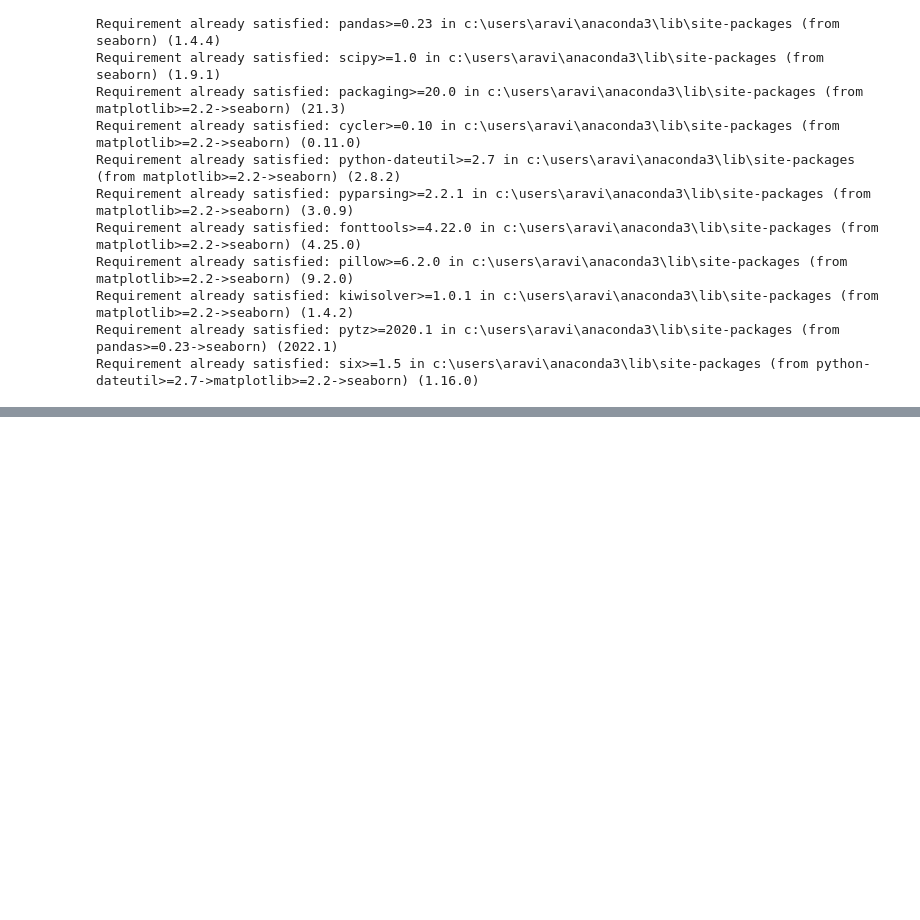
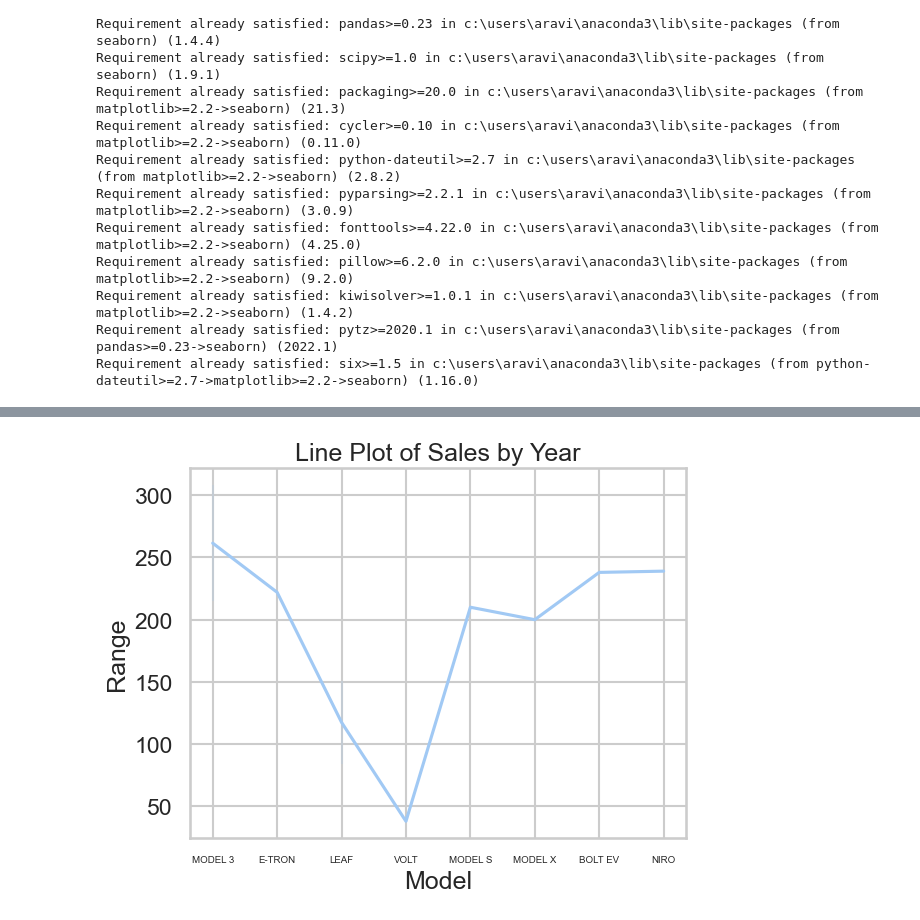
Before and after one commit to Aravind9995/dap_project, a Jupyter notebook: Electric_Vehicle_Data.ipynb, the cells around one changed output, grey strips where cells are left out. Cells and saved outputs as stored; diff of their text form; code cells hidden in the pictures; blank space fills up the shorter version.

Commit message:
Visualisation

```diff
--- a/Electric_Vehicle_Data.ipynb
+++ b/Electric_Vehicle_Data.ipynb
@@ -173,0 +177,10 @@ NameError: name 'sns' is not defined
+# %%
+# Line plot
+sns.lineplot(data=df, x="Model", y="Electric Range")
+plt.title("Line Plot of Sales by Year")
+plt.xticks(fontsize=7)
+plt.xlabel("Model")
+plt.ylabel("Range")
+plt.show()
+# %% [output]
+[figure, added]
```
Also changed, not shown: parts of 4 cells of this notebook.
